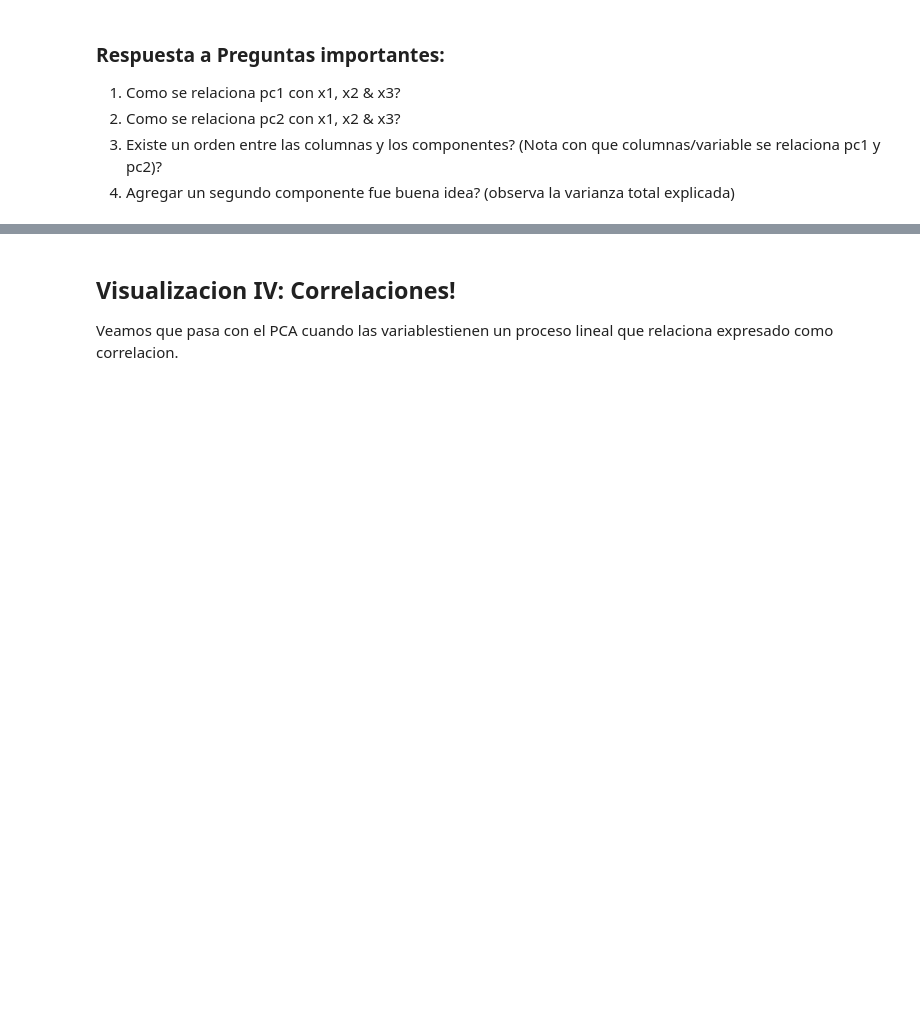
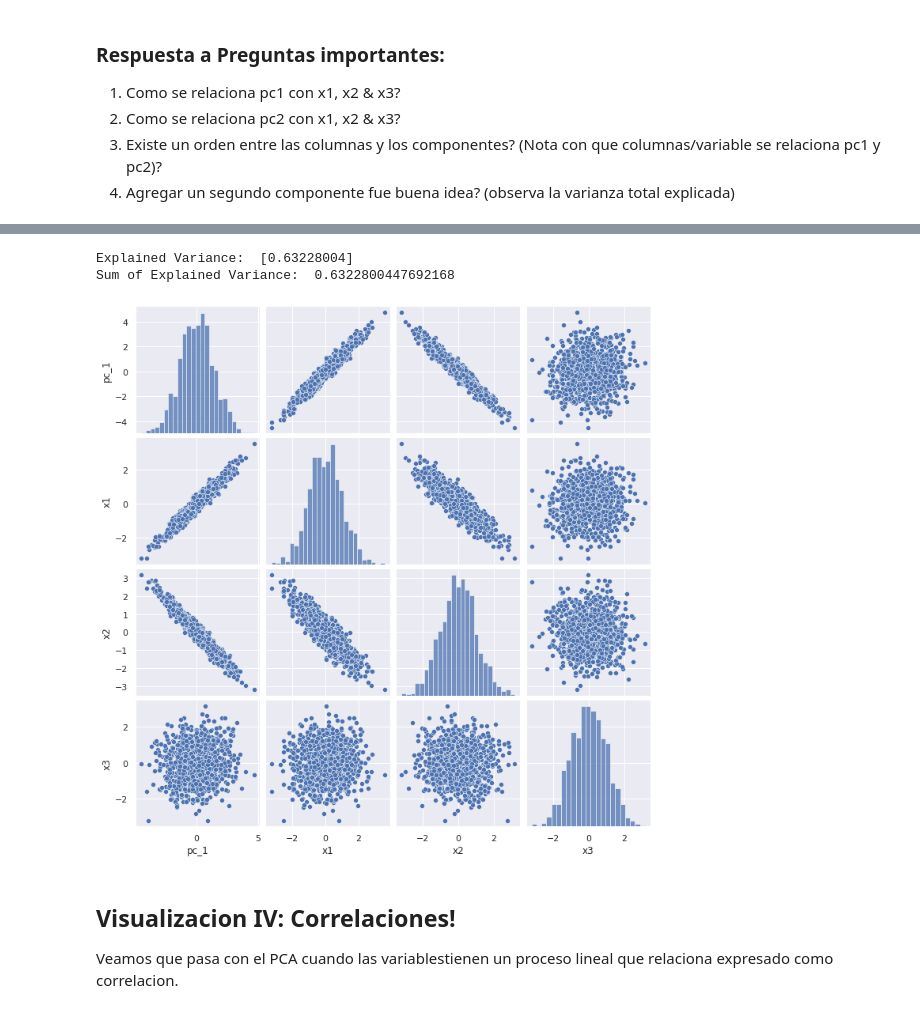
Before and after one commit to IEXE-Tec/aprendizaje-maquina-2, a Jupyter notebook: 02_reduccion_de_dimensionalidad.ipynb, the cells around one changed output, grey strips where cells are left out. Saved outputs shown, nothing was run; the diff lists cells and outputs as text; code cells hidden in the pictures; blank space fills up the shorter version.

```diff
--- a/02_reduccion_de_dimensionalidad.ipynb
+++ b/02_reduccion_de_dimensionalidad.ipynb
@@ -213,7 +213,17 @@ Sum of Explained Variance:  0.9933440938140239
 # %%
-def pca_fun(x=pd.DataFrame(),n_c=1):
+# Importemos el metodo de normalizacion
+from sklearn.preprocessing import StandardScaler
+
+def pca_fun(x=pd.DataFrame(), n_c=1, nor=False):
   # Define Method
   pca = PCA(n_components=n_c)
+
+  # Standarize
+  if nor:
+    x_cols= x.columns
+    std_scale = StandardScaler().fit(x)
+    x = pd.DataFrame(std_scale.transform(x), columns=x_cols)
+
   principalComponents = pca.fit_transform(x)
 
   # Create names for pc
@@ -227,5 +237,5 @@ def pca_fun(x=pd.DataFrame(),n_c=1):
   finalDf = pd.concat([principalDf, x], axis = 1)
   print('Explained Variance: ', pca.explained_variance_ratio_)
   print('Sum of Explained Variance: ', np.sum(pca.explained_variance_ratio_))
-  print('Principal Componeents', pca.components_)
+
   sns.pairplot(finalDf)
@@ -232,3 +259,23 @@ def pca_fun(x=pd.DataFrame(),n_c=1):
+# %%
+# Set parameters & seed
+np.random.seed(7463)
+n = 1000
+
+# Create components
+c1 = np.random.normal(10,2,n)
+
+# Create Variables
+x1 = c1 + np.random.normal(0,1,n)
+x2 = -3*c1 + np.random.normal(0,1,n)
+x3 = np.random.normal(10,10,n)
+# Create Pandas
+x = pd.DataFrame.from_dict({'x1':x1,'x2':x2, 'x3':x3})
+
+pca_fun(x, n_c=1, nor=True)
+# %% [output]
+Explained Variance:  [0.63228004]
+Sum of Explained Variance:  0.6322800447692168
+[figure, added]
 # %% [markdown]
 ## Visualizacion IV: Correlaciones!
 Veamos que pasa con el PCA cuando las variablestienen un proceso lineal que relaciona expresado como correlacion.
```
Also changed, not shown: parts of 11 cells of this notebook.
